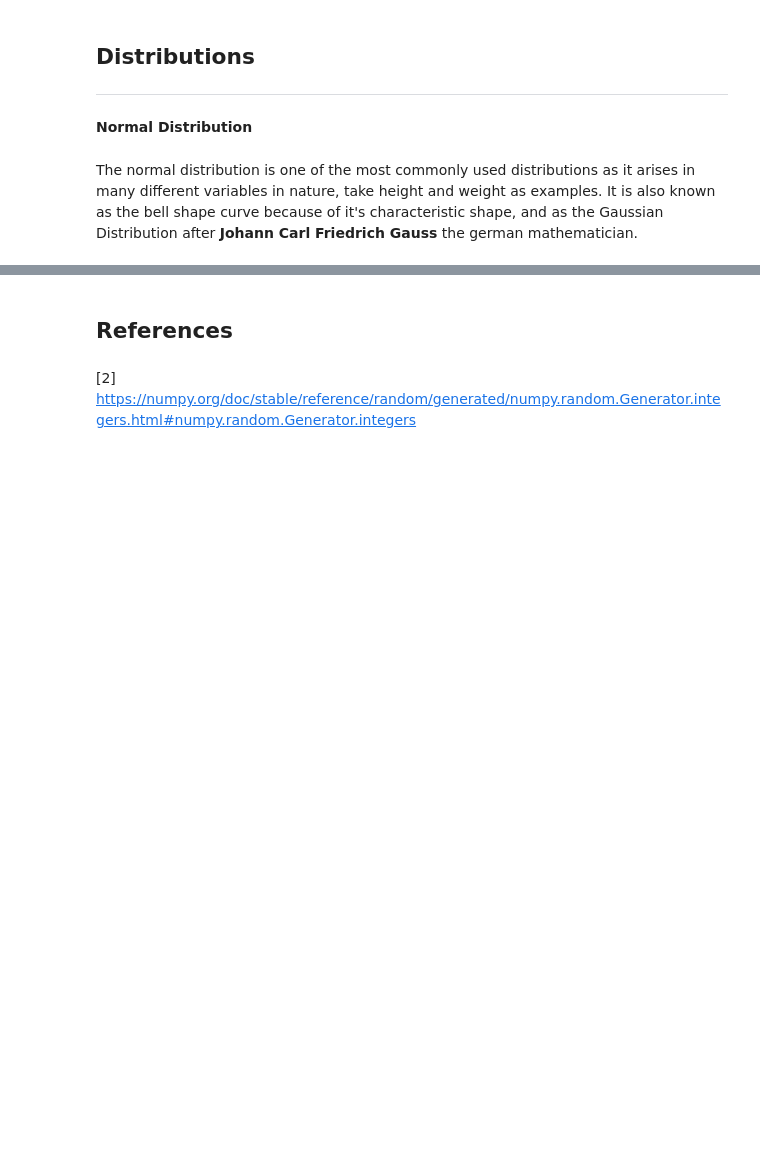
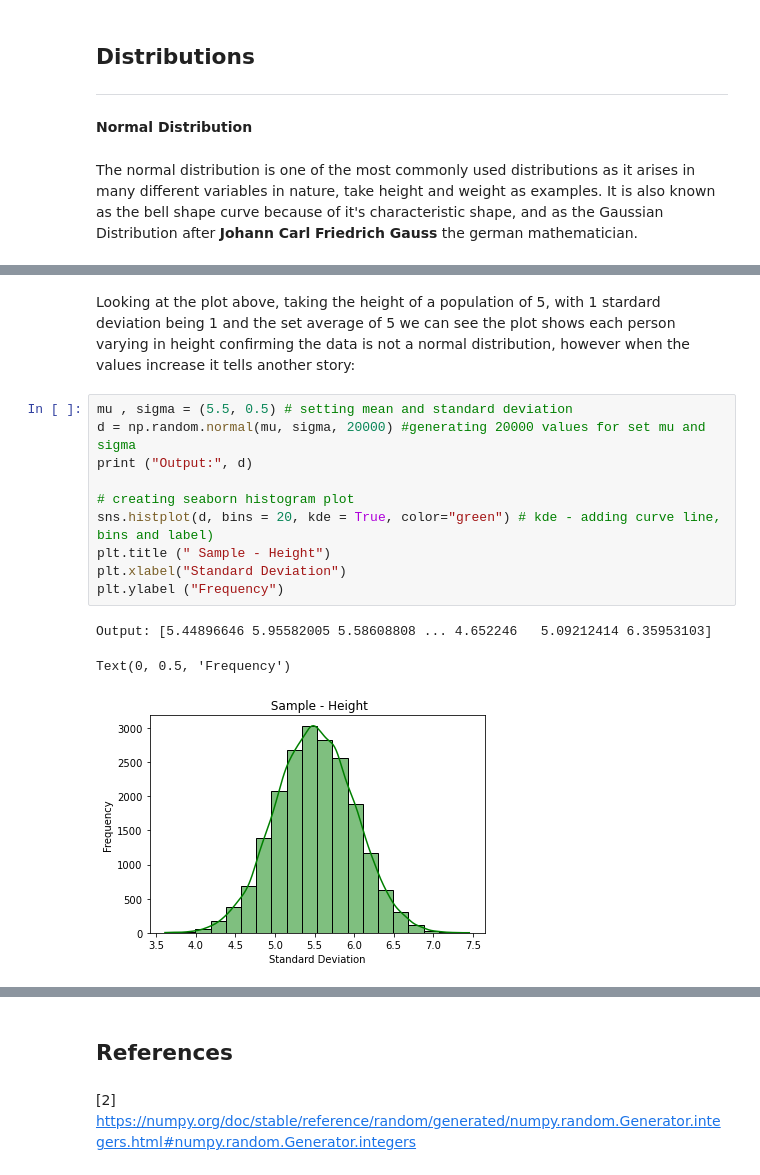
Before and after one commit to anegan-hub/PFDA-Assignment-2021, a Jupyter notebook: numpy.random.ipynb, the cells around one changed output, grey strips where cells are left out. Drawn from its saved outputs; the diff is of its cells as text; blank space fills up the shorter version.

```diff
--- a/numpy.random.ipynb
+++ b/numpy.random.ipynb
@@ -230,0 +261,16 @@ Formula:
+# %% [markdown]
+Looking at the plot above, taking the height of a population of 5, with 1 stardard deviation being 1 and the set average of 5 we can see the plot shows each person varying in height confirming the data is not a normal distribution, however when the values increase it tells another story:
+# %%
+mu , sigma = (5.5, 0.5) # setting mean and standard deviation
+d = np.random.normal(mu, sigma, 20000) #generating 20000 values for set mu and sigma
+print ("Output:", d)
+
+# creating seaborn histogram plot
+sns.histplot(d, bins = 20, kde = True, color="green") # kde - adding curve line, bins and label)
+plt.title (" Sample - Height")
+plt.xlabel("Standard Deviation")
+plt.ylabel ("Frequency")
+# %% [output]
+Output: [5.44896646 5.95582005 5.58608808 ... 4.652246   5.09212414 6.35953103]
+Text(0, 0.5, 'Frequency')
+[figure, added]
```
Also changed, not shown: parts of 36 cells of this notebook.
